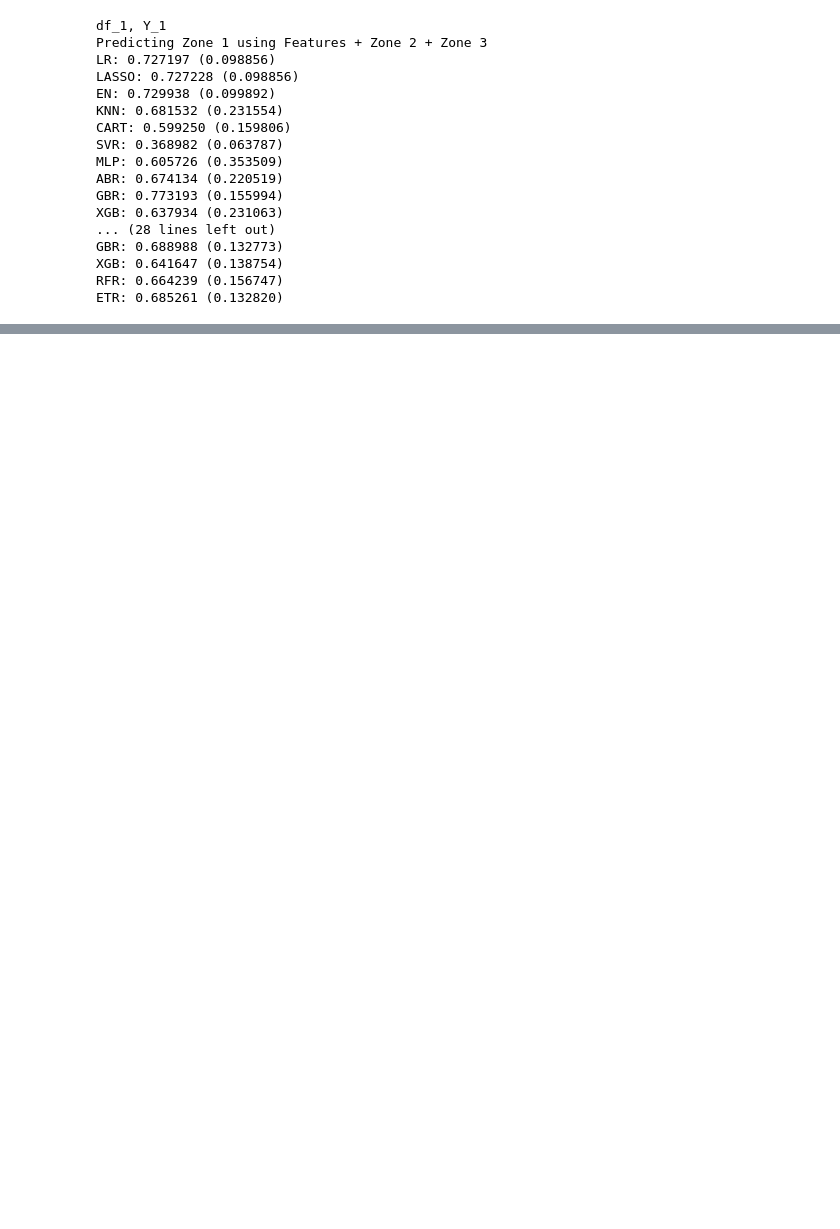
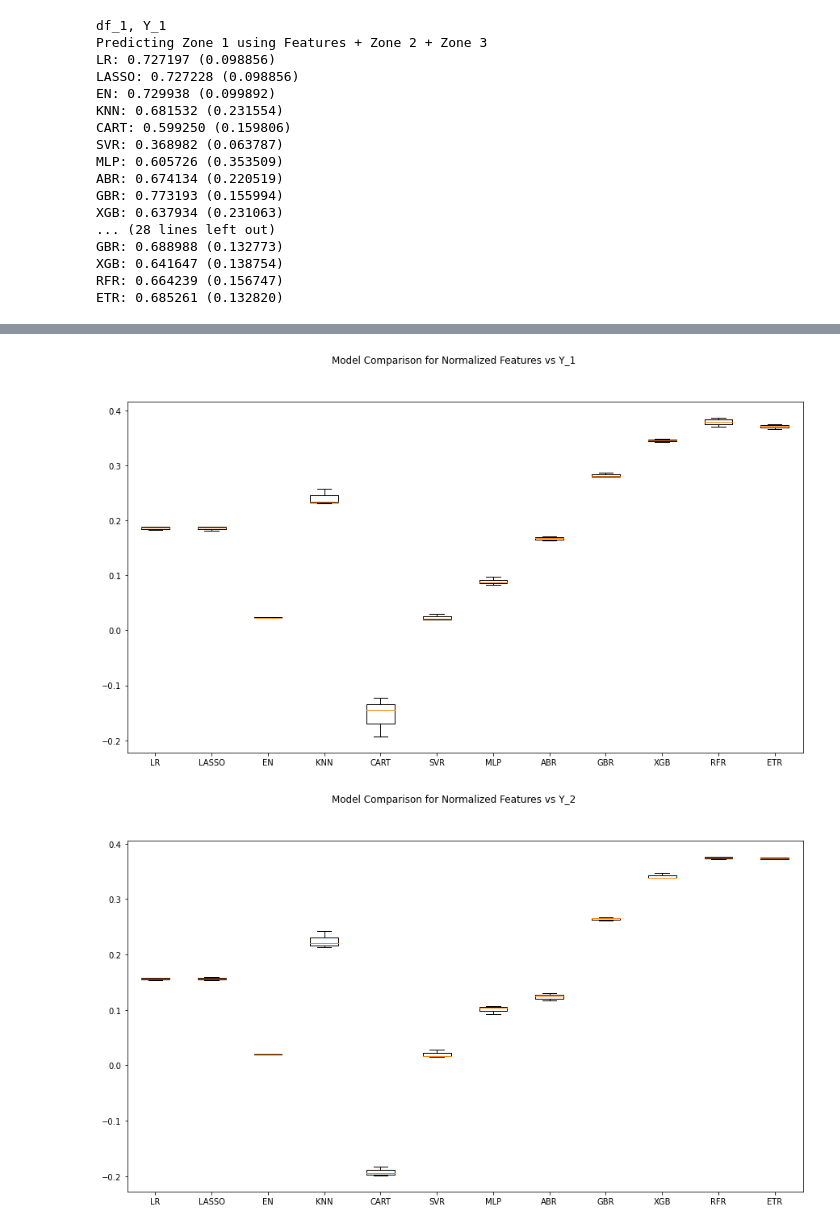
Before and after one commit to CassidyExum/Power-Consumption-Modeling, a Jupyter notebook: Power Consumption Modeling.ipynb, the cells around one changed output, grey strips where cells are left out. Saved outputs shown, nothing was run; the diff lists cells and outputs as text; code cells hidden in the pictures; blank space fills up the shorter version.

```diff
--- a/Power Consumption Modeling.ipynb
+++ b/Power Consumption Modeling.ipynb
@@ -499,0 +513,14 @@ if run_NN:
+# %%
+print("Normalized Features DF, Y_1")
+print("Predicting Zone 1 using Features + Zone 2 + Zone 3")
+norm_1_results = run_models(norm_X_train1, y1_train, cv)
+
+print()
+print("Normalized Features DF, Y_2")
+print("Predicting Zone 2 using Features + Zone 1 + Zone 3")
+norm_2_results = run_models(norm_X_train2, y2_train, cv)
+
+print()
+print("Normalized Features DF, Y_3")
+print("Predicting Zone 3 using Features + Zone 1 + Zone 2")
+norm_3_results = run_models(norm_X_train3, y3_train, cv)
@@ -499,0 +545,27 @@ if run_NN:
+# %%
+fig = plt.figure()
+fig.suptitle('Model Comparison for Normalized Features vs Y_1')
+ax = fig.add_subplot(111)
+plt.boxplot(norm_1_results)
+ax.set_xticklabels(names[:12])
+fig.set_size_inches(15,8)
+plt.show()
+
+fig = plt.figure()
+fig.suptitle('Model Comparison for Normalized Features vs Y_2')
+ax = fig.add_subplot(111)
+plt.boxplot(norm_2_results)
+ax.set_xticklabels(names[:12])
+fig.set_size_inches(15,8)
+plt.show()
+
+fig = plt.figure()
+fig.suptitle('Model Comparison for Normalized Features vs Y_3')
+ax = fig.add_subplot(111)
+plt.boxplot(norm_3_results)
+ax.set_xticklabels(names[:12])
+fig.set_size_inches(15,8)
+plt.show()
+# %% [output]
+[figure, added]
+[figure, added]
```
Also changed, not shown: parts of 15 cells of this notebook.
